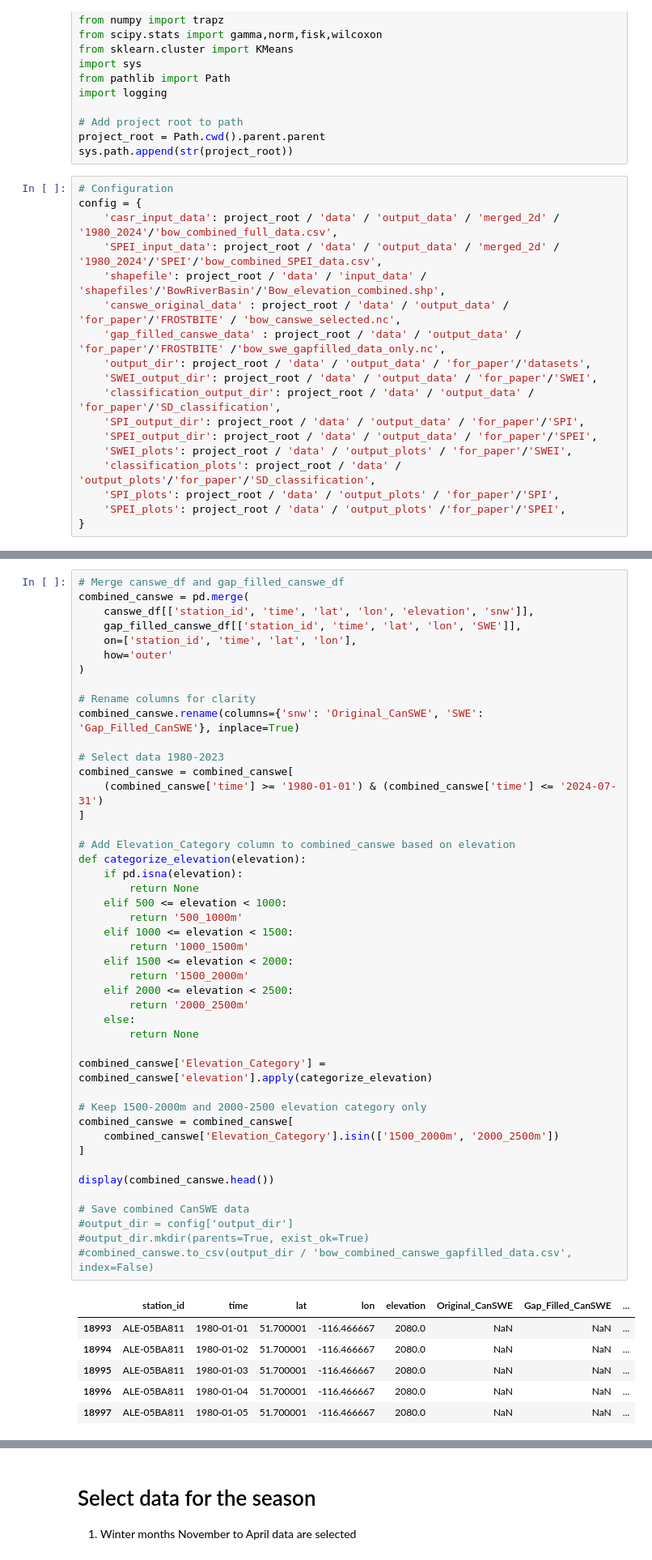
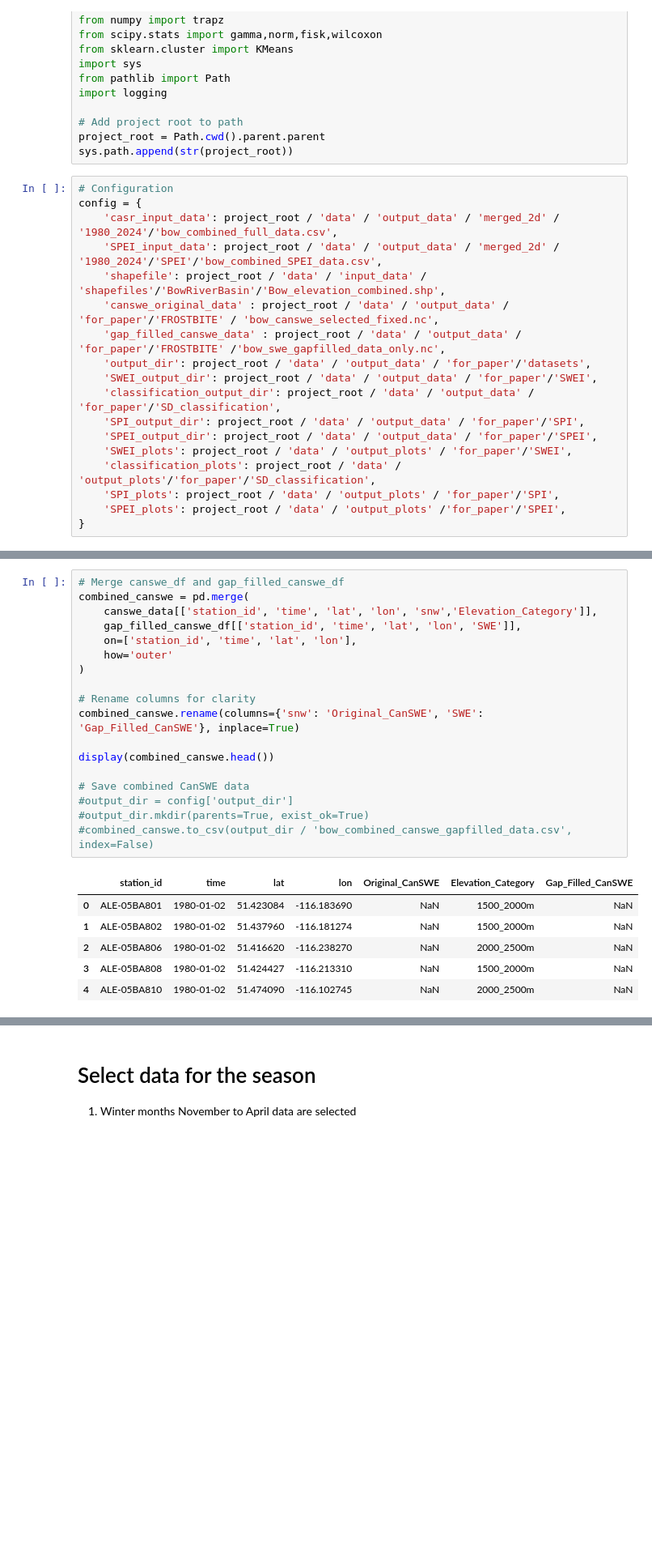
Before and after one commit to Nadiesenali/snowdroughtindex-main, a Jupyter notebook: notebooks/workflows/10_for_paper.ipynb, the cells around one changed output, grey strips where cells are left out. Shown at 81% size. Drawn from its saved outputs; the diff is of its cells as text; blank space fills up the shorter version.

```diff
--- a/notebooks/workflows/10_for_paper.ipynb
+++ b/notebooks/workflows/10_for_paper.ipynb
@@ -25,7 +25,7 @@ config = {
     'casr_input_data': project_root / 'data' / 'output_data' / 'merged_2d' / '1980_2024'/'bow_combined_full_data.csv',
     'SPEI_input_data': project_root / 'data' / 'output_data' / 'merged_2d' / '1980_2024'/'SPEI'/'bow_combined_SPEI_data.csv',
     'shapefile': project_root / 'data' / 'input_data' / 'shapefiles'/'BowRiverBasin'/'Bow_elevation_combined.shp',
-    'canswe_original_data' : project_root / 'data' / 'output_data' / 'for_paper'/'FROSTBITE' / 'bow_canswe_selected.nc',
+    'canswe_original_data' : project_root / 'data' / 'output_data' / 'for_paper'/'FROSTBITE' / 'bow_canswe_selected_fixed.nc',
     'gap_filled_canswe_data' : project_root / 'data' / 'output_data' / 'for_paper'/'FROSTBITE' /'bow_swe_gapfilled_data_only.nc',
     'output_dir': project_root / 'data' / 'output_data' / 'for_paper'/'datasets',
     'SWEI_output_dir': project_root / 'data' / 'output_data' / 'for_paper'/'SWEI',
@@ -88,55 +92,28 @@ display(gap_filled_canswe_df.head())
 # %%
 # Merge canswe_df and gap_filled_canswe_df
 combined_canswe = pd.merge(
-    canswe_df[['station_id', 'time', 'lat', 'lon', 'elevation', 'snw']],
+    canswe_data[['station_id', 'time', 'lat', 'lon', 'snw','Elevation_Category']],
     gap_filled_canswe_df[['station_id', 'time', 'lat', 'lon', 'SWE']],
     on=['station_id', 'time', 'lat', 'lon'],
     how='outer'
 )
 
 # Rename columns for clarity
 combined_canswe.rename(columns={'snw': 'Original_CanSWE', 'SWE': 'Gap_Filled_CanSWE'}, inplace=True)
 
-# Select data 1980-2023
-combined_canswe = combined_canswe[
-    (combined_canswe['time'] >= '1980-01-01') & (combined_canswe['time'] <= '2024-07-31')
-]
-
-# Add Elevation_Category column to combined_canswe based on elevation
-def categorize_elevation(elevation):
-    if pd.isna(elevation):
-        return None
-    elif 500 <= elevation < 1000:
-        return '500_1000m'
-    elif 1000 <= elevation < 1500:
-        return '1000_1500m'
-    elif 1500 <= elevation < 2000:
-        return '1500_2000m'
-    elif 2000 <= elevation < 2500:
-        return '2000_2500m'
-    else:
-        return None
-
-combined_canswe['Elevation_Category'] = combined_canswe['elevation'].apply(categorize_elevation)
-
-# Keep 1500-2000m and 2000-2500 elevation category only
-combined_canswe = combined_canswe[
-    combined_canswe['Elevation_Category'].isin(['1500_2000m', '2000_2500m'])
-]
-
 display(combined_canswe.head())
 
 # Save combined CanSWE data
 #output_dir = config['output_dir']
 #output_dir.mkdir(parents=True, exist_ok=True)
 #combined_canswe.to_csv(output_dir / 'bow_combined_canswe_gapfilled_data.csv', index=False)
 # %% [output]
-|  | station_id | time | lat | lon | elevation | Original_CanSWE | Gap_Filled_CanSWE | ... |
-| 18993 | ALE-05BA811 | 1980-01-01 | 51.700001 | -116.466667 | 2080.0 | NaN | NaN | ... |
-| 18994 | ALE-05BA811 | 1980-01-02 | 51.700001 | -116.466667 | 2080.0 | NaN | NaN | ... |
-| 18995 | ALE-05BA811 | 1980-01-03 | 51.700001 | -116.466667 | 2080.0 | NaN | NaN | ... |
-| 18996 | ALE-05BA811 | 1980-01-04 | 51.700001 | -116.466667 | 2080.0 | NaN | NaN | ... |
-| 18997 | ALE-05BA811 | 1980-01-05 | 51.700001 | -116.466667 | 2080.0 | NaN | NaN | ... |
+|  | station_id | time | lat | lon | Original_CanSWE | Elevation_Category | Gap_Filled_CanSWE |
+| 0 | ALE-05BA801 | 1980-01-02 | 51.423084 | -116.183690 | NaN | 1500_2000m | NaN |
+| 1 | ALE-05BA802 | 1980-01-02 | 51.437960 | -116.181274 | NaN | 1500_2000m | NaN |
+| 2 | ALE-05BA806 | 1980-01-02 | 51.416620 | -116.238270 | NaN | 2000_2500m | NaN |
+| 3 | ALE-05BA808 | 1980-01-02 | 51.424427 | -116.213310 | NaN | 1500_2000m | NaN |
+| 4 | ALE-05BA810 | 1980-01-02 | 51.474090 | -116.102745 | NaN | 2000_2500m | NaN |
 # %%
 # Plot time series for each elevation category comparing Original_SWE and Gap_filled_SWE
 elev_categories = [ '1500_2000m', '2000_2500m']
```
Also changed, not shown: parts of 4 cells of this notebook.
